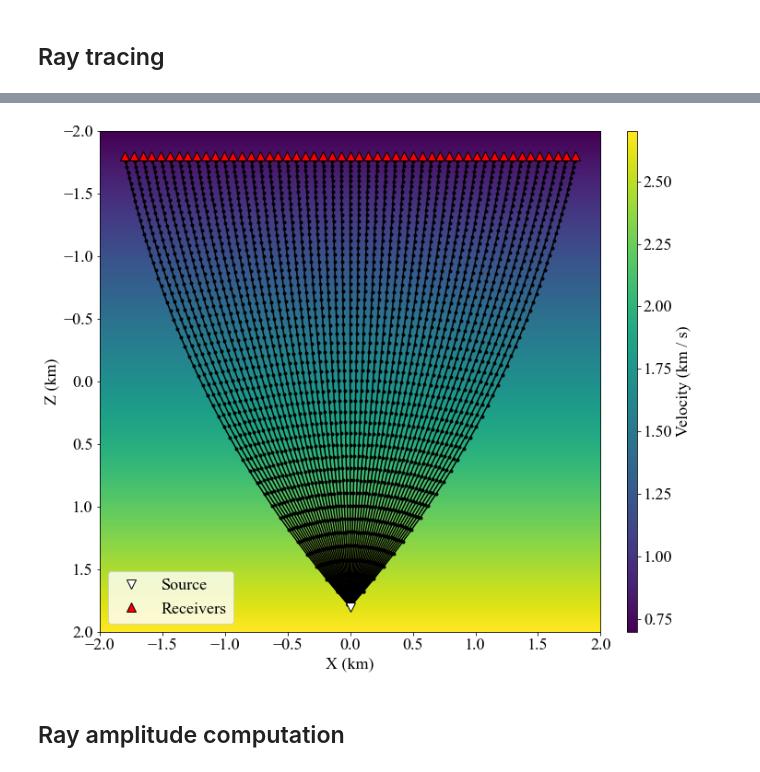
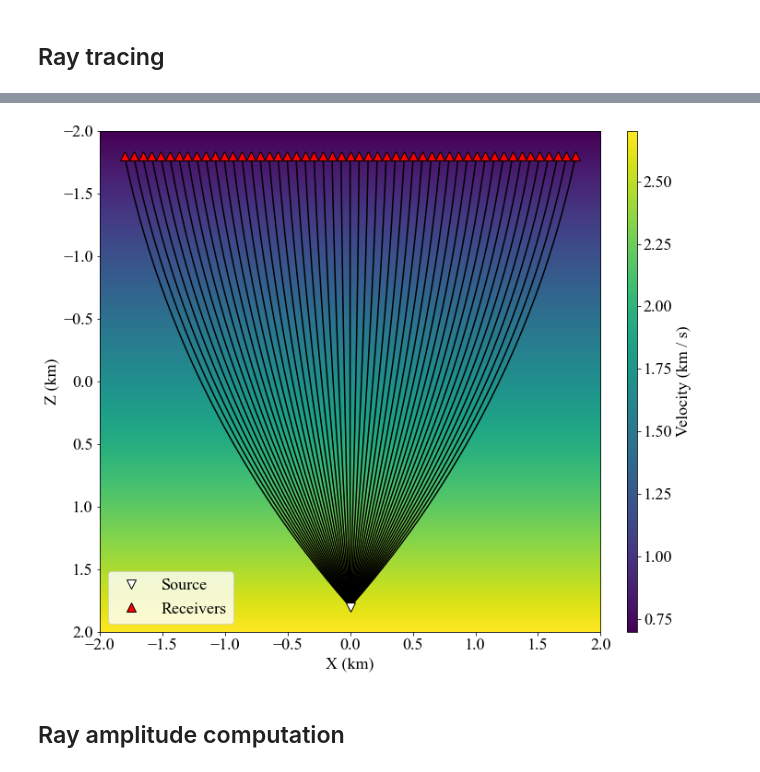
Before and after one commit to sgrubas/NES, a Jupyter notebook: notebooks/NES-OP_Ray_Tracing.ipynb, the cells around one changed output, grey strips where cells are left out. Drawn from its saved outputs; the diff is of its cells as text; code cells hidden in the pictures.

```diff
--- a/notebooks/NES-OP_Ray_Tracing.ipynb
+++ b/notebooks/NES-OP_Ray_Tracing.ipynb
@@ -66,12 +66,12 @@ Eik.build_model(nl=4,
                 out_vscale=True,
                 kernel_initializer="he_normal")
 
-Eik.compile(loss="mae", lr=0.003, decay=0.0005)
+Eik.compile(loss="mae", lr=2.5e-3, decay=1e-3)
 
 # Training
 history = Eik.train(x_train=grid_points,
                     verbose=0,
-                    epochs=1000,
-                    batch_size=2 ** 10,
+                    epochs=3000,
+                    batch_size=len(grid_points) // 4,
                     callbacks=[TqdmCallback(verbose=0)])
 # %% [output]
@@ -99,41 +101,41 @@ for i, rec in enumerate(tqdm(recs)):
                                  solver="specified steps",
                                  direction="backward",
                                  target_front=0.01,
-                                 vel_func=vel_func)
+                                 velocity="interpolation")
 # %%
 fig_model, ax_model = plt.subplots(figsize=[10, 10])
 
 im = ax_model.imshow(np.transpose(vel) / 1000,
                      extent=np.array([x[0], x[- 1], z[0], z[- 1]]) / 1000,
                      origin="lower",
                      cmap="viridis")
 
 for ray in rays:
 
-    ax_model.plot(ray[:, 0] / 1000, ray[:, 1] / 1000, "k-o", markersize=3)
+    ax_model.plot(ray[:, 0] / 1000, ray[:, 1] / 1000, "k-", markersize=3)
 
 
 ax_model.plot([source[0] / 1000], [source[1] / 1000], "wv", markersize=10, markeredgecolor="k", label="Source")
 ax_model.plot(recs_x / 1000, recs_z / 1000, "r^", markersize=10, markeredgecolor="k", label="Receivers")
 
 ax_model.invert_yaxis()
 
 ax_model.set_xlabel("X (km)")
 ax_model.set_ylabel("Z (km)")
 
 ax_model.legend()
 
 cax = fig_model.add_axes([ax_model.get_position().x1 + 0.04,
                           ax_model.get_position().y0,
                           0.015,
                           ax_model.get_position().y1 - ax_model.get_position().y0])
 
 fig_model.colorbar(im, cax=cax, label="Velocity (km / s)")
 
 
 plt.show()
 # %% [output]
-[figure, old version]
+[figure, new version]
 # %% [markdown]
 ## Ray amplitude computation
 # %%
```
Also changed, not shown: parts of 4 cells of this notebook, 2 other files.
